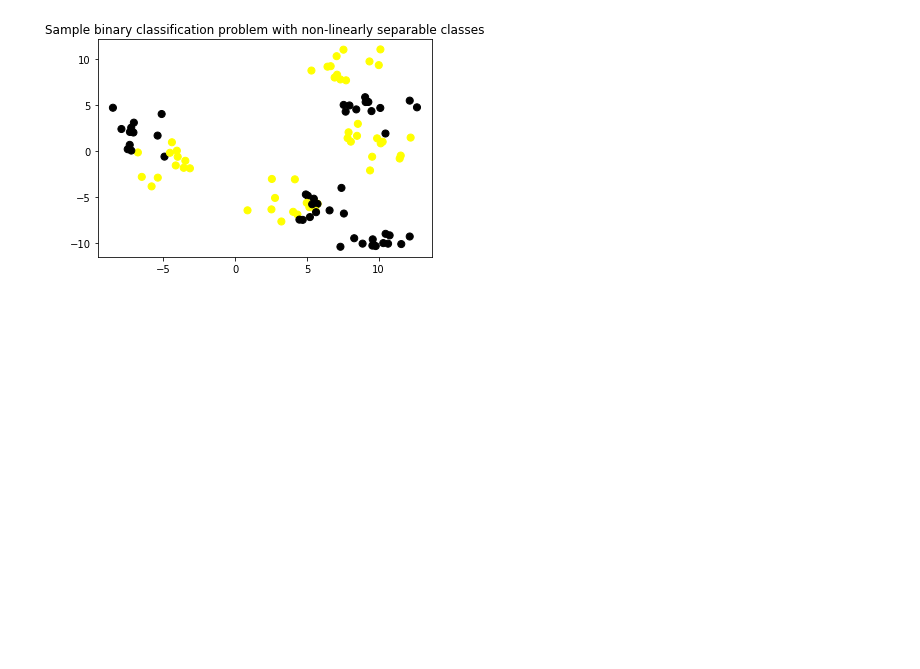
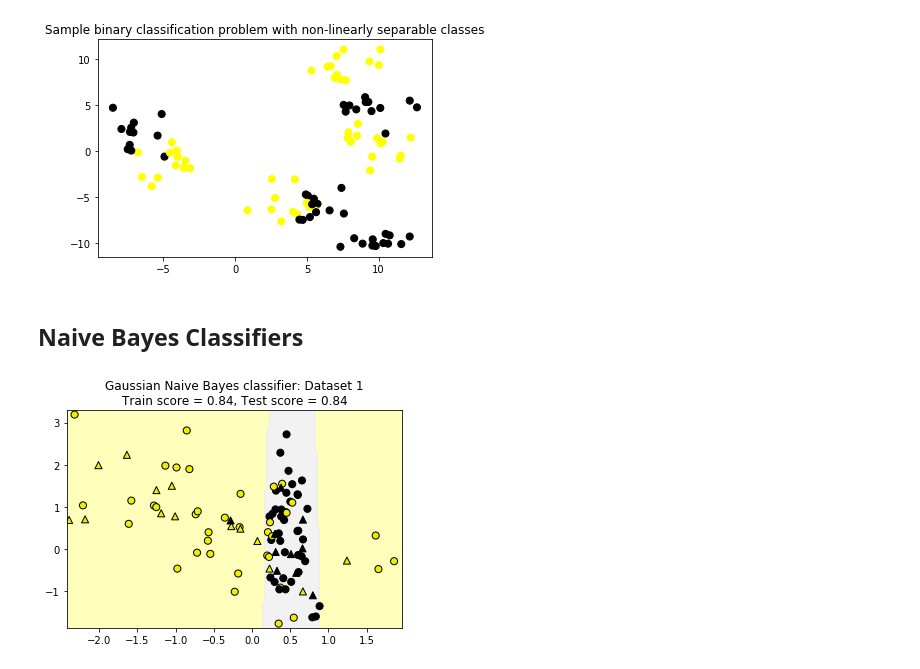
Before and after one commit to djaballah/Applied-Machine-Learning, a Jupyter notebook: module 4/module3-notebook.ipynb, the cells around one changed output. Cells and saved outputs as stored; diff of their text form; code cells hidden in the pictures; blank space fills up the shorter version.

Commit message:
Adding the naive bayes classifier part to module 4

```diff
--- a/module 4/module3-notebook.ipynb
+++ b/module 4/module3-notebook.ipynb
@@ -83,3 +83,17 @@ cancer = load_breast_cancer()
 [figure]
 [figure]
 [figure]
+# %% [markdown]
+## Naive Bayes Classifiers
+# %%
+from sklearn.naive_bayes import GaussianNB
+from adspy_shared_utilities import plot_class_regions_for_classifier
+
+X_train, X_test, y_train, y_test = train_test_split(X_C2, y_C2, random_state=0)
+
+clf = GaussianNB()
+clf.fit(X_train, y_train)
+plot_class_regions_for_classifier(clf, X_train, y_train, X_test, y_test,
+                                 'Gaussian Naive Bayes classifier: Dataset 1')
+# %% [output]
+[figure, added]
```
Also changed, not shown: parts of 3 cells of this notebook.
